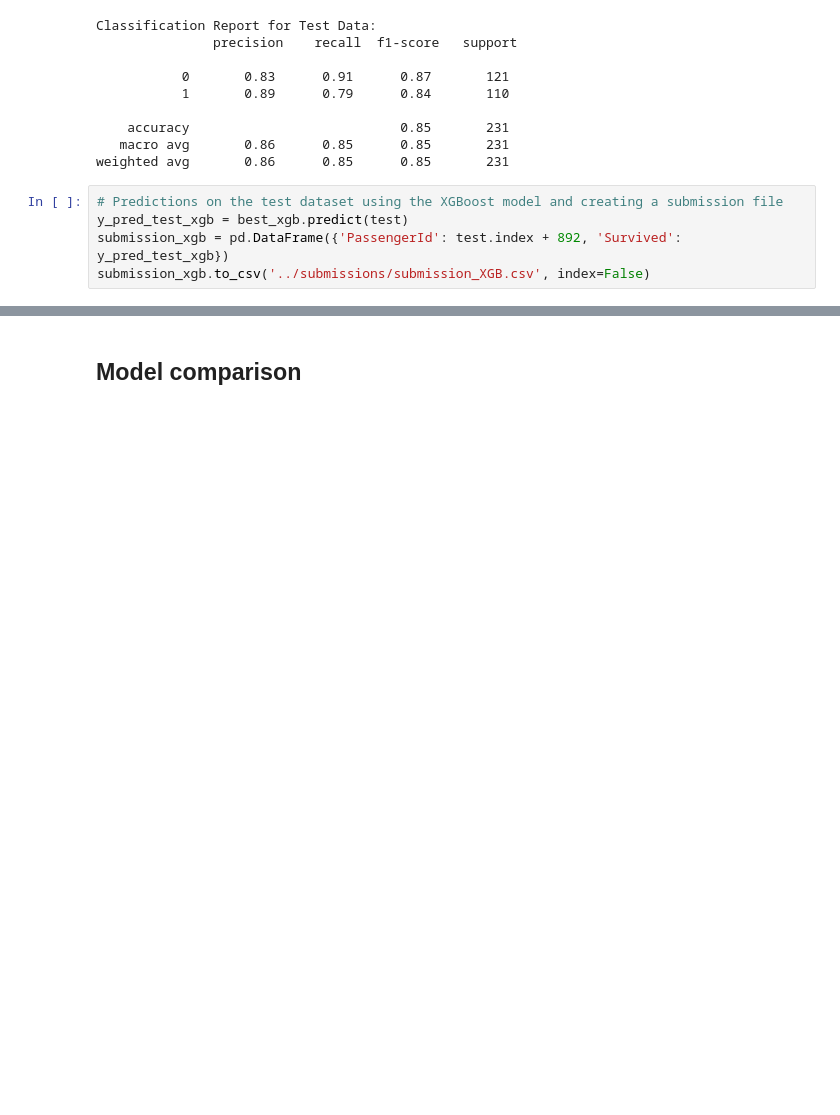
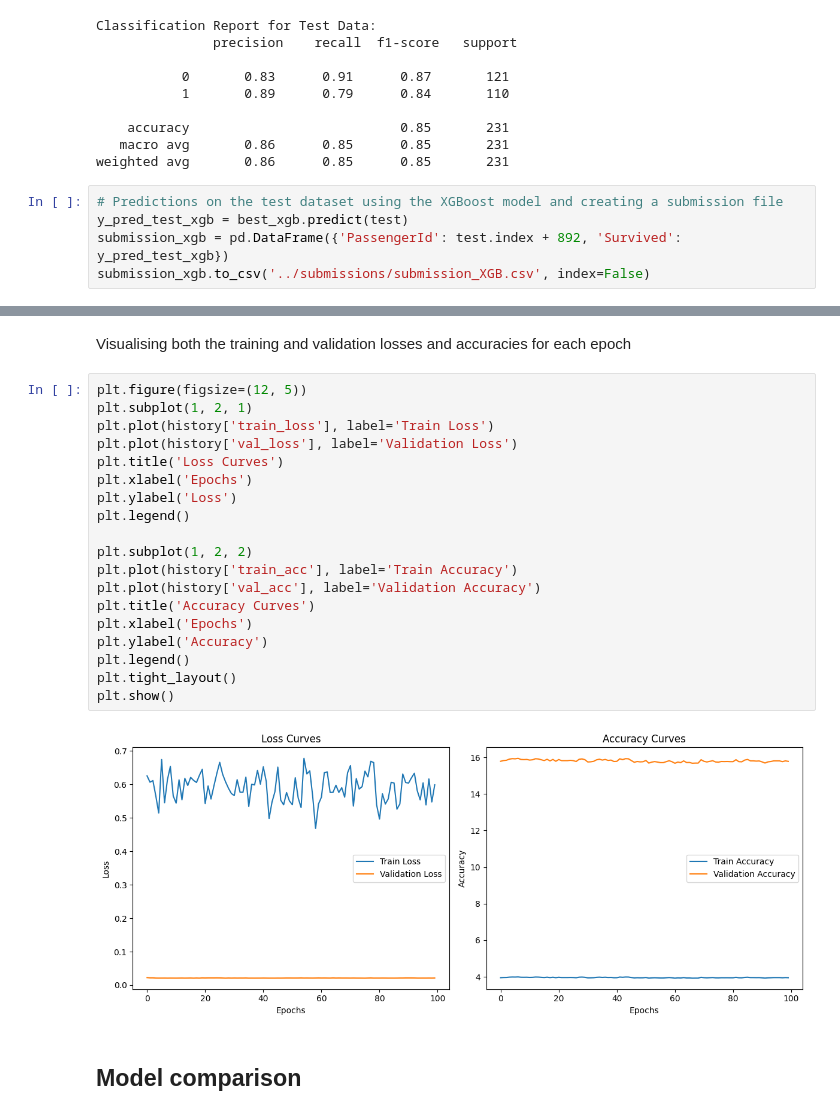
Before and after one commit to gdapablo/Titanic_disaster_kaggle_competition, a Jupyter notebook: notebooks/processing_and_modelling.ipynb, the cells around one changed output, grey strips where cells are left out. Drawn from its saved outputs; the diff is of its cells as text; blank space fills up the shorter version.

```diff
--- a/notebooks/processing_and_modelling.ipynb
+++ b/notebooks/processing_and_modelling.ipynb
@@ -408,3 +521,26 @@ submission_xgb.to_csv('../submissions/submission_XGB.csv', index=False)
+# %% [markdown]
+Visualising both the training and validation losses and accuracies for each epoch
+# %%
+plt.figure(figsize=(12, 5))
+plt.subplot(1, 2, 1)
+plt.plot(history['train_loss'], label='Train Loss')
+plt.plot(history['val_loss'], label='Validation Loss')
+plt.title('Loss Curves')
+plt.xlabel('Epochs')
+plt.ylabel('Loss')
+plt.legend()
+
+plt.subplot(1, 2, 2)
+plt.plot(history['train_acc'], label='Train Accuracy')
+plt.plot(history['val_acc'], label='Validation Accuracy')
+plt.title('Accuracy Curves')
+plt.xlabel('Epochs')
+plt.ylabel('Accuracy')
+plt.legend()
+plt.tight_layout()
+plt.show()
+# %% [output]
+[figure, added]
 # %% [markdown]
 ## Model comparison
 # %% [markdown]
```
Also changed, not shown: parts of 5 cells of this notebook, 1 other file.
